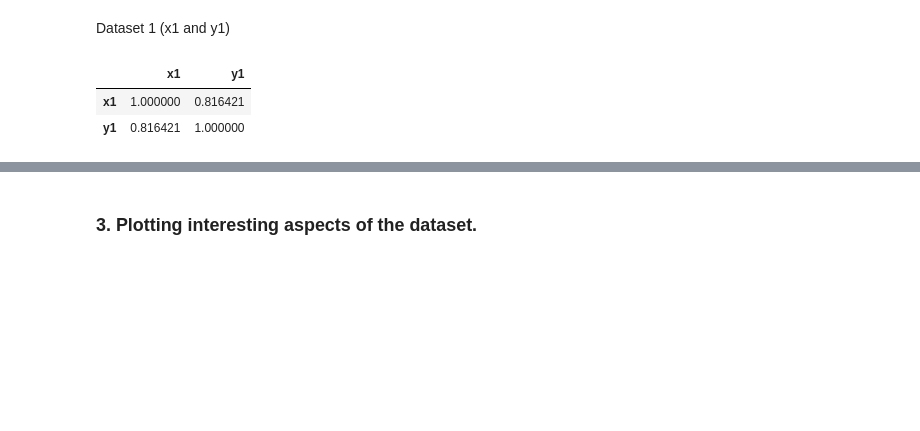
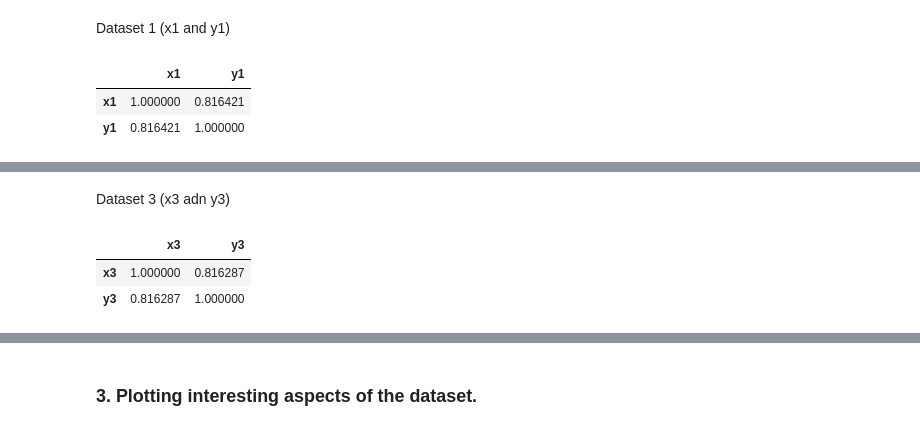
Before and after one commit to MartynaMisk/AnscombesQuarter, a Jupyter notebook: InvestigationAnscombesQuartet.ipynb, the cells around one changed output, grey strips where cells are left out. Saved outputs shown, nothing was run; the diff lists cells and outputs as text; code cells hidden in the pictures; blank space fills up the shorter version.

```diff
--- a/InvestigationAnscombesQuartet.ipynb
+++ b/InvestigationAnscombesQuartet.ipynb
@@ -191,0 +194,8 @@ df.loc[:,["x1", "y1"]].corr()
+# %% [markdown]
+Dataset 3 (x3 adn y3)
+# %%
+df.loc[:,["x3", "y3"]].corr() #Results match previous results.
+# %% [output]
+|  | x3 | y3 |
+| x3 | 1.000000 | 0.816287 |
+| y3 | 0.816287 | 1.000000 |
```
Also changed, not shown: parts of 37 cells of this notebook.
